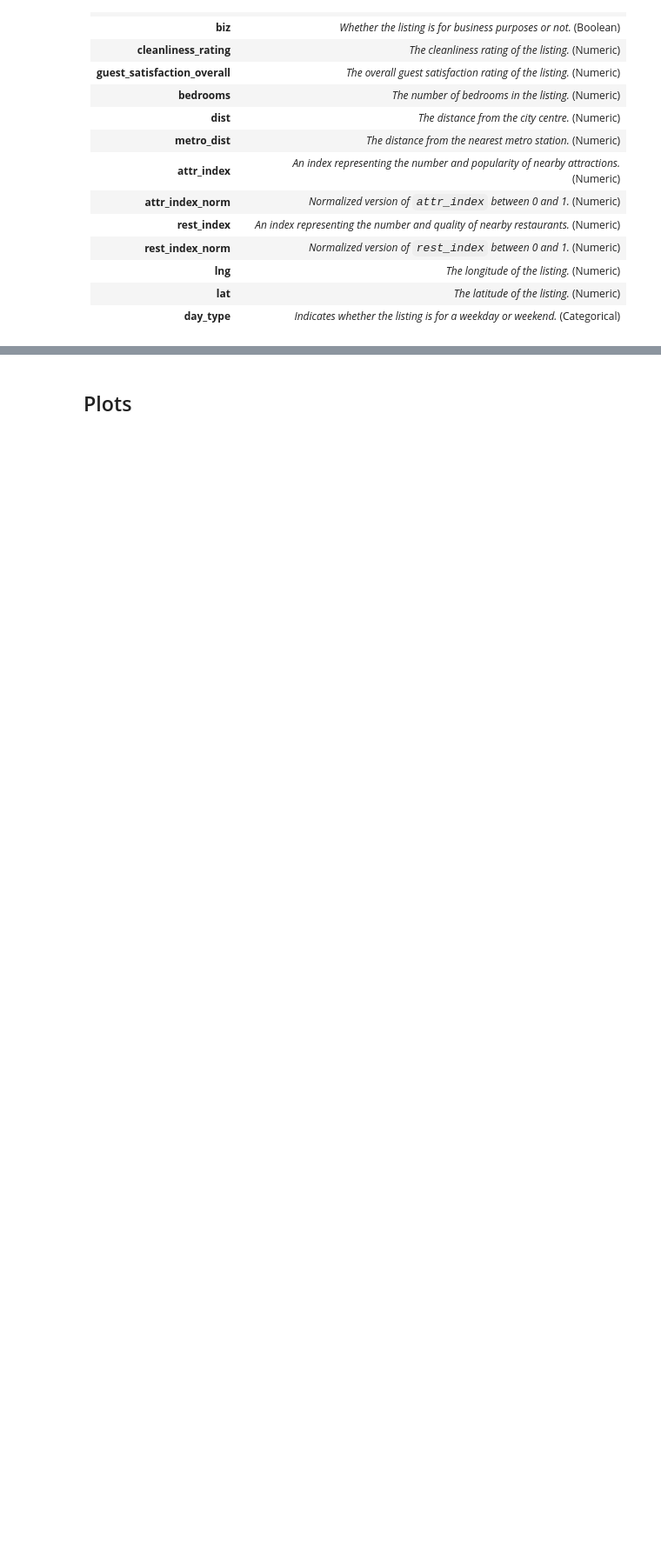
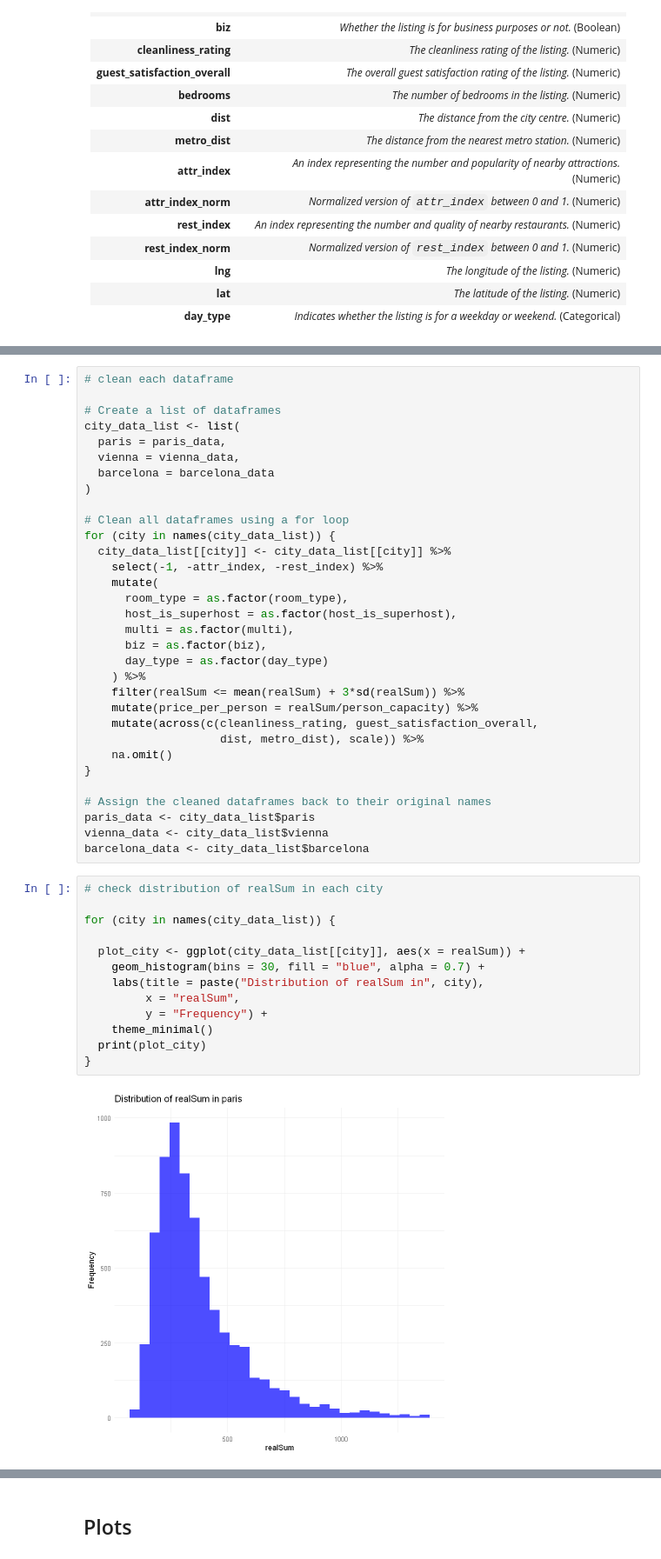
Before and after one commit to Winston8885/STAT-301, a Jupyter notebook: project.ipynb, the cells around one changed output, grey strips where cells are left out. Shown at 87% size. Drawn from its saved outputs; the diff is of its cells as text; blank space fills up the shorter version.

```diff
--- a/project.ipynb
+++ b/project.ipynb
@@ -133,0 +276,47 @@ A data.frame: 21 × 19
+# %%
+# clean each dataframe
+
+# Create a list of dataframes
+city_data_list <- list(
+  paris = paris_data,
+  vienna = vienna_data,
+  barcelona = barcelona_data
+)
+
+# Clean all dataframes using a for loop
+for (city in names(city_data_list)) {
+  city_data_list[[city]] <- city_data_list[[city]] %>%
+    select(-1, -attr_index, -rest_index) %>%
+    mutate(
+      room_type = as.factor(room_type),
+      host_is_superhost = as.factor(host_is_superhost),
+      multi = as.factor(multi),
+      biz = as.factor(biz),
+      day_type = as.factor(day_type)
+    ) %>%
+    filter(realSum <= mean(realSum) + 3*sd(realSum)) %>%
+    mutate(price_per_person = realSum/person_capacity) %>%
+    mutate(across(c(cleanliness_rating, guest_satisfaction_overall,
+                    dist, metro_dist), scale)) %>%
+    na.omit()
+}
+
+# Assign the cleaned dataframes back to their original names
+paris_data <- city_data_list$paris
+vienna_data <- city_data_list$vienna
+barcelona_data <- city_data_list$barcelona
+# %%
+# check distribution of realSum in each city
+
+for (city in names(city_data_list)) {
+
+  plot_city <- ggplot(city_data_list[[city]], aes(x = realSum)) +
+    geom_histogram(bins = 30, fill = "blue", alpha = 0.7) +
+    labs(title = paste("Distribution of realSum in", city),
+         x = "realSum",
+         y = "Frequency") +
+    theme_minimal()
+  print(plot_city)
+}
+# %% [output]
+[figure, added]
```
Also changed, not shown: parts of 70 cells of this notebook, 7 other files.
